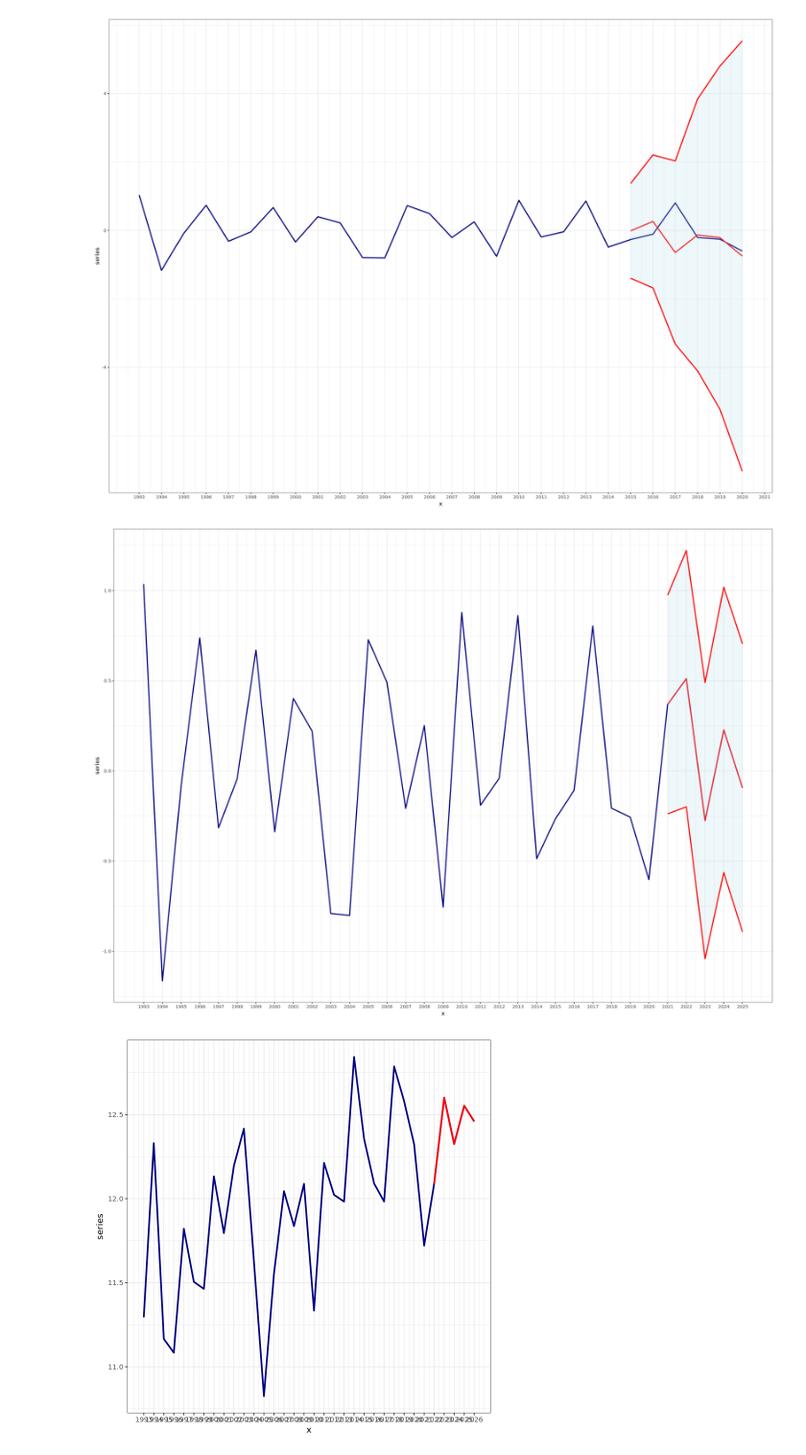
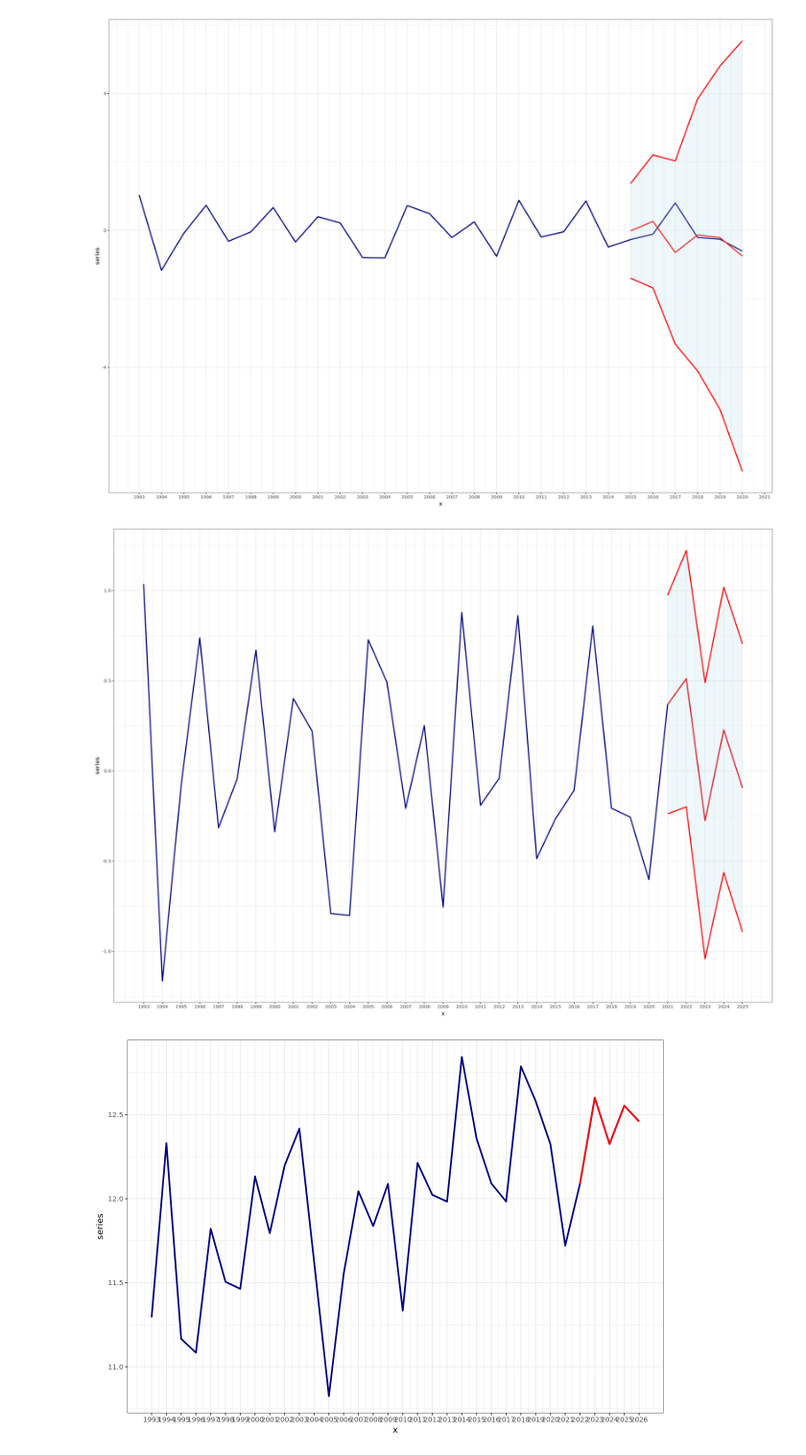
Before and after one commit to Lorycav/Weather_Statistical_Analysis_And_Forecasting, a Jupyter notebook: project_01.ipynb, the cells around one changed output. Shown at 96% size. Saved outputs shown, nothing was run; the diff lists cells and outputs as text; code cells hidden in the pictures.

```diff
--- a/project_01.ipynb
+++ b/project_01.ipynb
@@ -1045,7 +1051,7 @@ find_best_sarima_model <- function(timeseries, iterations, seasonal_period = 12)
                          include.mean = TRUE)
 
     print(summary(final_model))
-    plot_forecast_non_stationary(timeseries, forecast = forecast(final_model, h = length(test_set)), test = TRUE)
+    plot_forecast(timeseries, forecast = forecast(final_model, h = length(test_set)), test = TRUE)
 
     return(list(best_model = final_model, training = training_set, test = test_set, best_params = best_params))
 }
@@ -1074,12 +1080,12 @@ Training set -0.0007199437
 [figure]
 # %%
 plot_forecast(ts_data, prediction, test = FALSE)
-options(repr.plot.width = 7, repr.plot.height = 7)
+options(repr.plot.width = 10, repr.plot.height = 7)
 ts_data_non_stationary <- yearly_dataset$MED_mean
 plot_forecast_non_stationary(ts_data_non_stationary, prediction, test = FALSE)
 # %% [output]
 [figure]
-[figure, old version]
+[figure, new version]
 # %%
 ts_data <- (monthly_dataset$MED_mean)
 options(repr.plot.width = 80, repr.plot.height = 7)
```
Also changed, not shown: parts of 10 cells of this notebook.
